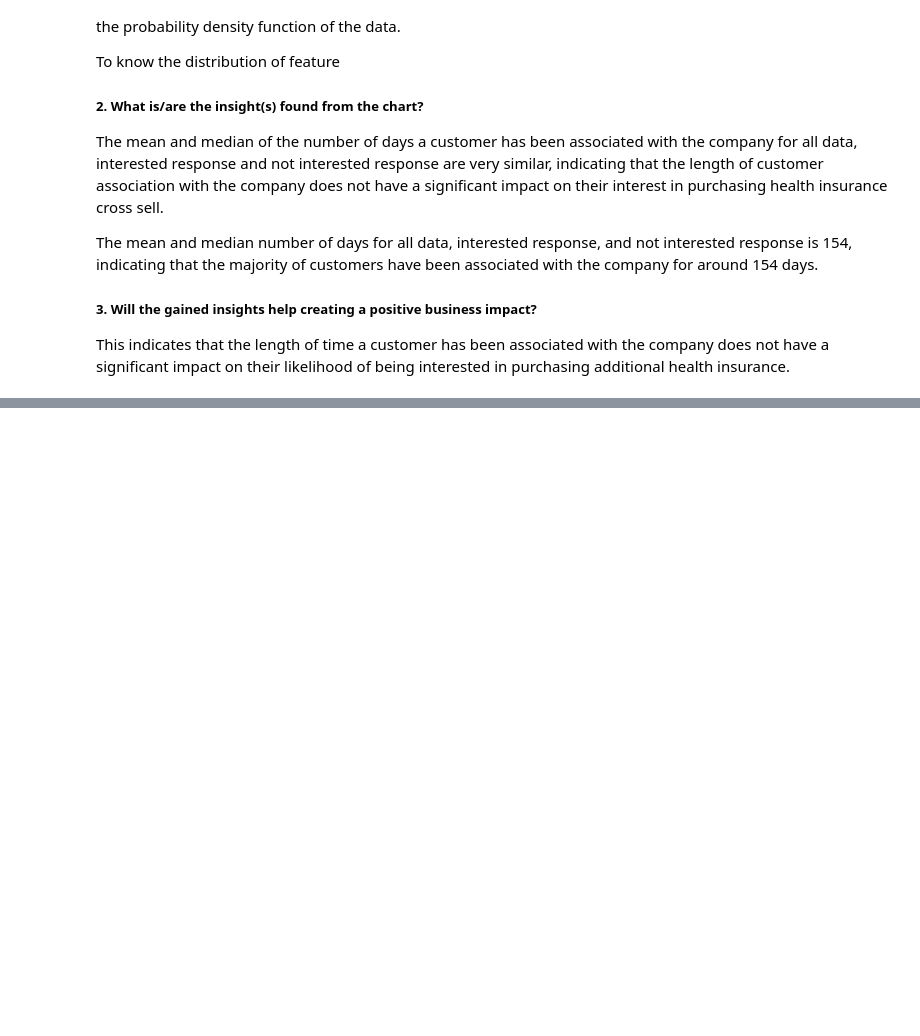
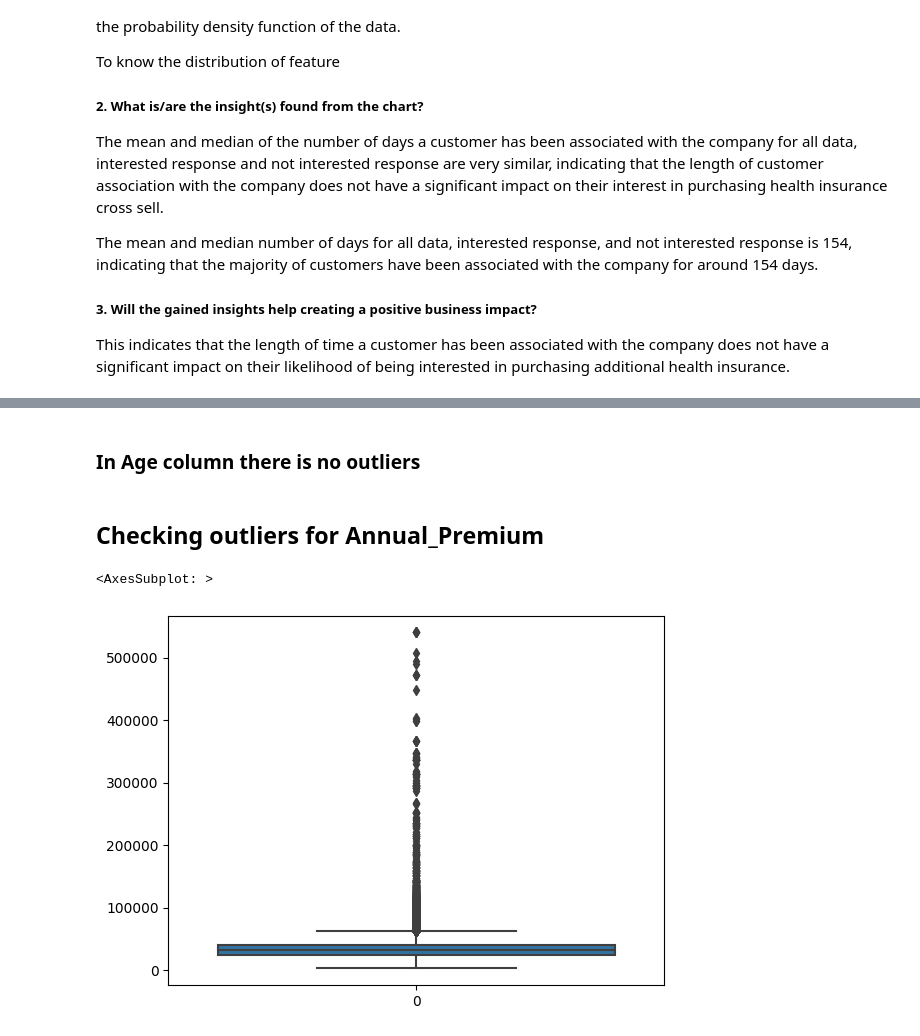
Before and after one commit to tusharraskar/Health-Insurance-Cross-Sell-Prediction, a Jupyter notebook: Health Insurance Cross Sell Prediction.ipynb, the cells around one changed output, grey strips where cells are left out. Saved outputs shown, nothing was run; the diff lists cells and outputs as text; code cells hidden in the pictures; blank space fills up the shorter version.

```diff
--- a/Health Insurance Cross Sell Prediction.ipynb
+++ b/Health Insurance Cross Sell Prediction.ipynb
@@ -1020,0 +1252,9 @@ This indicates that the length of time a customer has been associated with the c
+# %% [markdown]
+### In Age column there is no outliers
+# %% [markdown]
+## Checking outliers for Annual_Premium
+# %%
+sns.boxplot(df.Annual_Premium)
+# %% [output]
+<AxesSubplot: >
+[figure, added]
```
Also changed, not shown: parts of 70 cells of this notebook.
